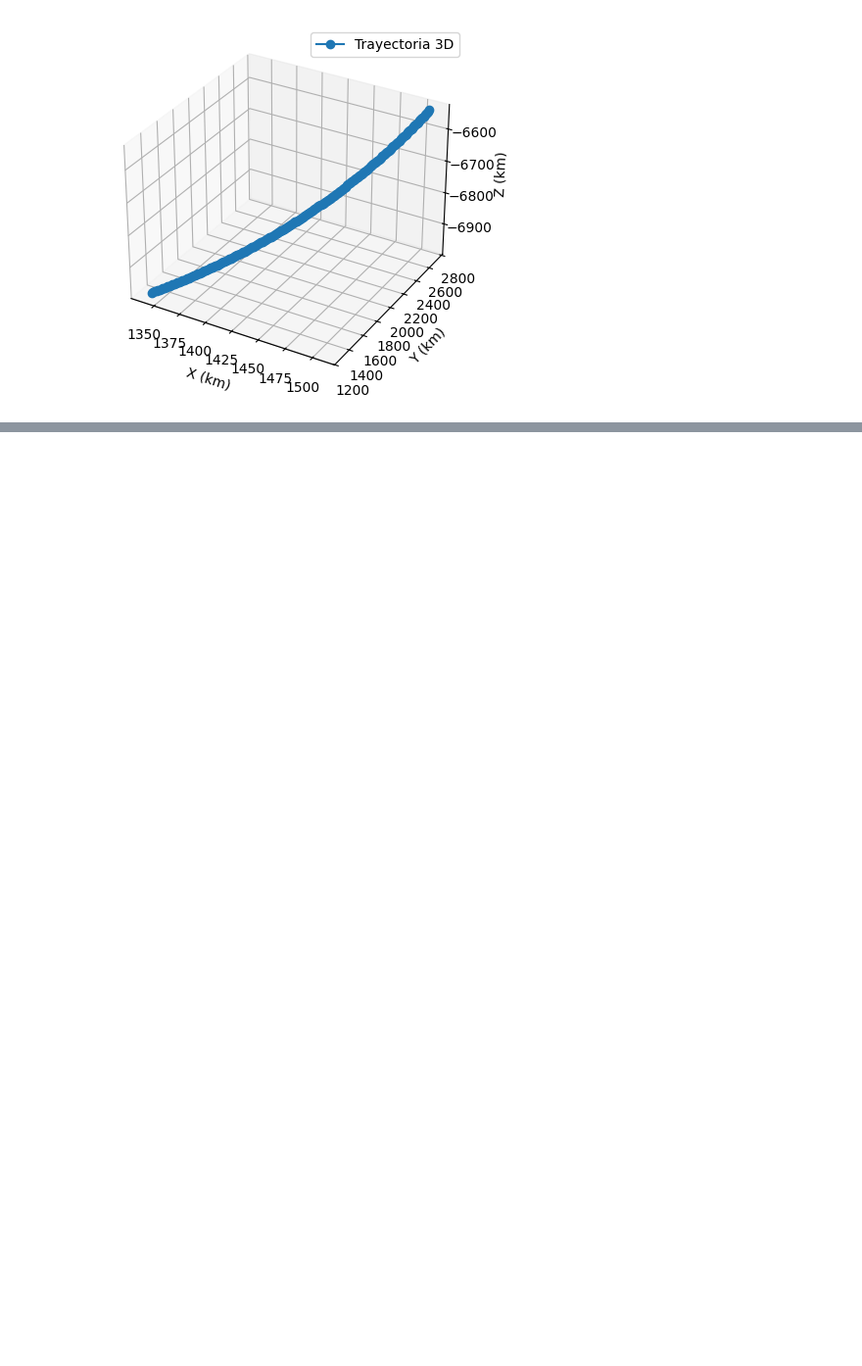
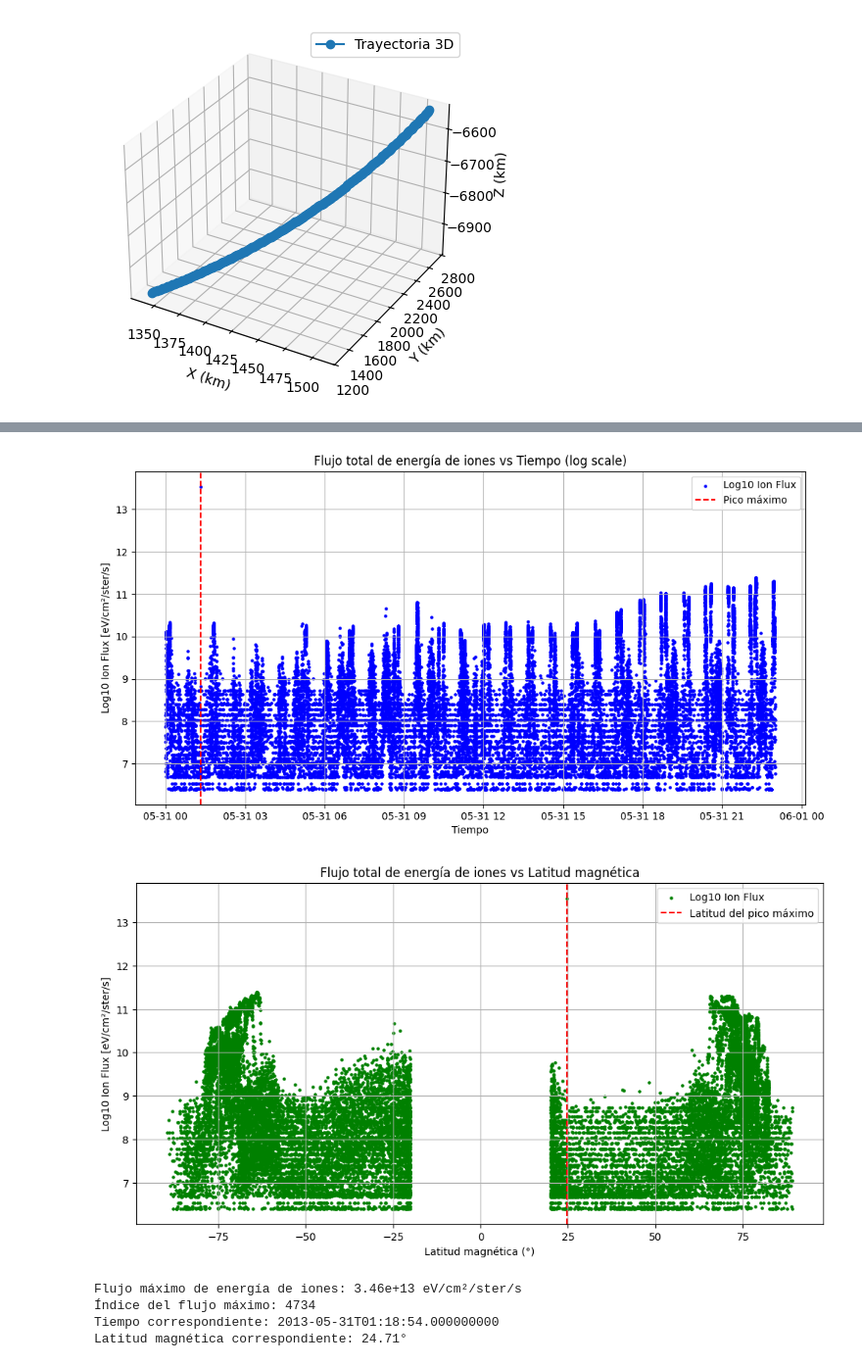
Before and after one commit to BenjaminEdwardsUsach/Proyecto_OvationPyme, a Jupyter notebook: Test03.ipynb, the cells around one changed output, grey strips where cells are left out. Shown at 98% size. Drawn from its saved outputs; the diff is of its cells as text; code cells hidden in the pictures; blank space fills up the shorter version.

```diff
--- a/Test03.ipynb
+++ b/Test03.ipynb
@@ -272,0 +286,55 @@ Latitud magnética correspondiente: -64.59436120860413
+# %%
+# Cargar archivo CDF
+archivo_cdf = cdflib.CDF('dmsp-f16_ssjs_precipitating-electrons-ions_20130531000000_20130531230000_cdaweb.cdf')
+
+# Extraer variables necesarias
+tiempo = archivo_cdf.varget('Epoch')  # Tiempo en milisegundos
+ion_flux = archivo_cdf.varget('ION_TOTAL_ENERGY_FLUX')  # Flujo total de energía de iones
+latitud_magnetica = archivo_cdf.varget('SC_AACGM_LAT')  # Latitud geomagnética en grados
+
+# Convertir tiempo a formato legible
+tiempo_final = cdflib.cdfepoch.to_datetime(tiempo)
+
+# Logaritmo base 10 del flujo de energía para mejorar visualización
+log_ion_flux = [math.log10(flujo) if flujo > 0 else np.nan for flujo in ion_flux]
+
+# Encontrar el índice del pico máximo de flujo
+indice_max_flux = np.nanargmax(ion_flux)
+max_flux = ion_flux[indice_max_flux]
+tiempo_max_flux = tiempo_final[indice_max_flux]
+latitud_max_flux = latitud_magnetica[indice_max_flux]
+
+# Graficar el flujo total de energía de iones en función del tiempo
+plt.figure(figsize=(12, 6))
+plt.scatter(tiempo_final, log_ion_flux, s=5, c='b', label='Log10 Ion Flux')  # Log del flujo
+plt.axvline(tiempo_max_flux, color='r', linestyle='--', label='Pico máximo')  # Línea vertical en el pico
+plt.xlabel('Tiempo')
+plt.ylabel('Log10 Ion Flux [eV/cm²/ster/s]')
+plt.title('Flujo total de energía de iones vs Tiempo (log scale)')
+plt.legend()
+plt.grid()
+plt.show()
+
+# Graficar el flujo en función de la latitud magnética
+plt.figure(figsize=(12, 6))
+plt.scatter(latitud_magnetica, log_ion_flux, s=5, c='g', label='Log10 Ion Flux')  # Log del flujo
+plt.axvline(latitud_max_flux, color='r', linestyle='--', label='Latitud del pico máximo')
+plt.xlabel('Latitud magnética (°)')
+plt.ylabel('Log10 Ion Flux [eV/cm²/ster/s]')
+plt.title('Flujo total de energía de iones vs Latitud magnética')
+plt.legend()
+plt.grid()
+plt.show()
+
+# Resultados
+print(f"Flujo máximo de energía de iones: {max_flux:.2e} eV/cm²/ster/s")
+print(f"Índice del flujo máximo: {indice_max_flux}")
+print(f"Tiempo correspondiente: {tiempo_max_flux}")
+print(f"Latitud magnética correspondiente: {latitud_max_flux:.2f}°")
+# %% [output]
+[figure, added]
+[figure, added]
+Flujo máximo de energía de iones: 3.46e+13 eV/cm²/ster/s
+Índice del flujo máximo: 4734
+Tiempo correspondiente: 2013-05-31T01:18:54.000000000
+Latitud magnética correspondiente: 24.71°
```
Also changed, not shown: parts of 5 cells of this notebook.
